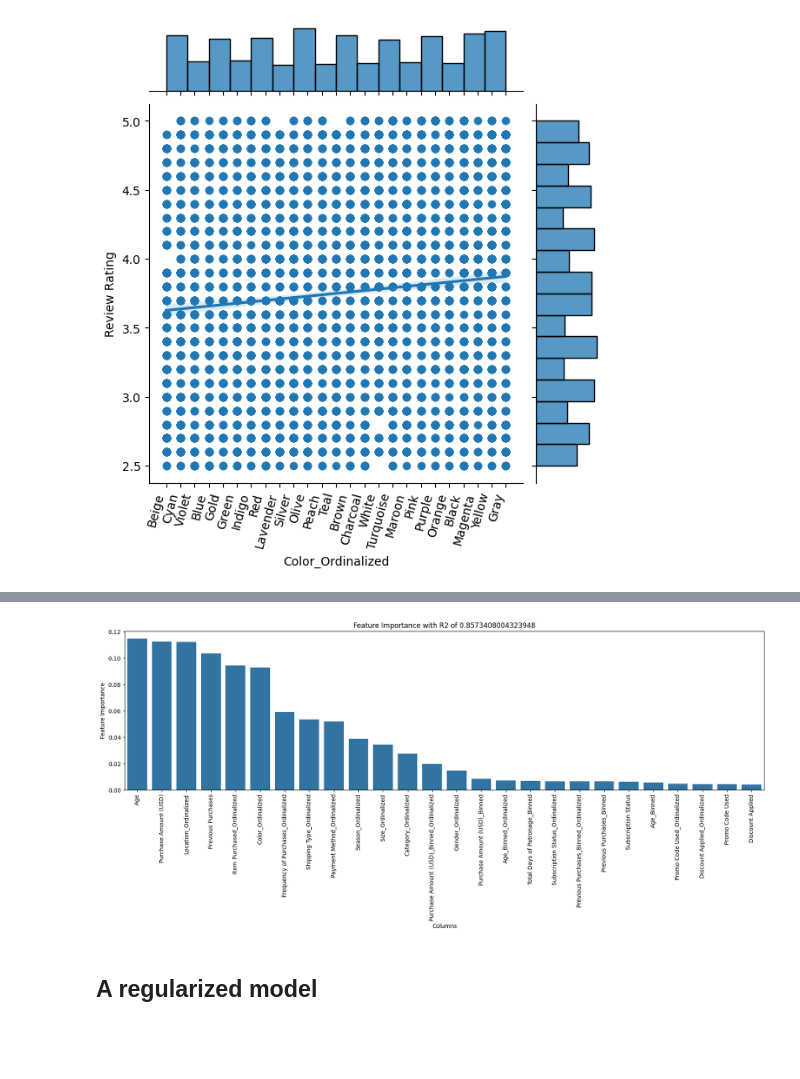
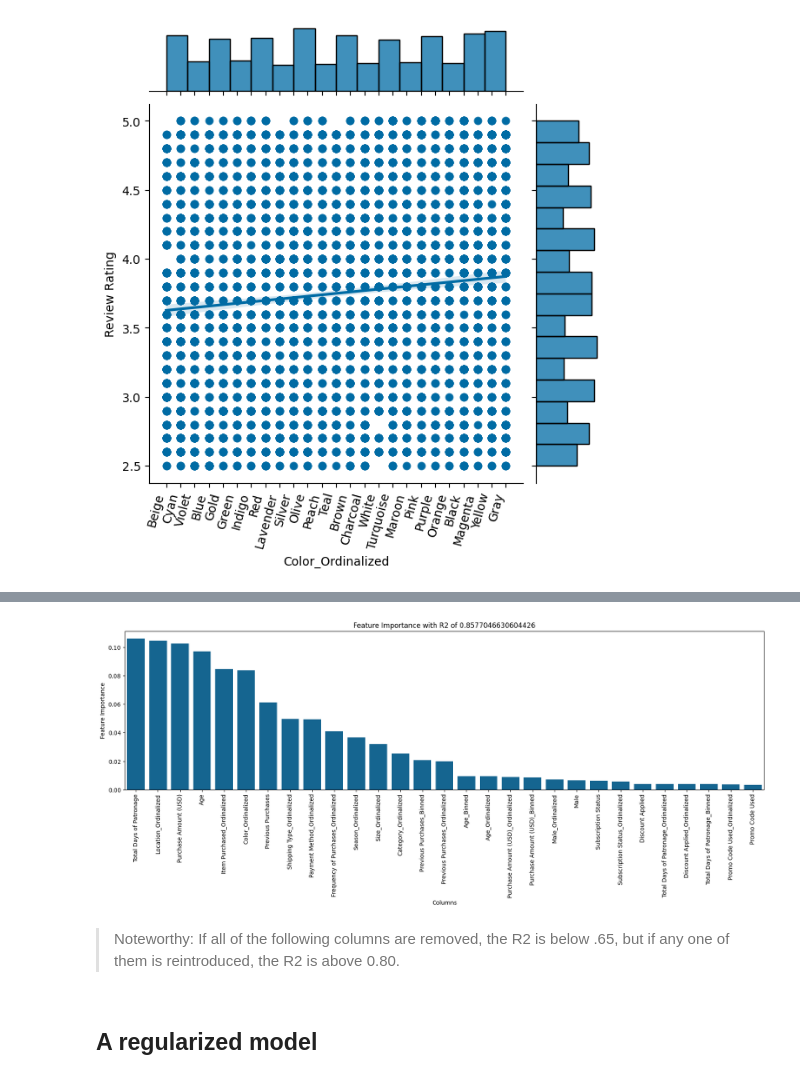
Before and after one commit to Leeishere/Consumer_Habits, a Jupyter notebook: Analyze_Reviews.ipynb, the cells around one changed output, grey strips where cells are left out. Drawn from its saved outputs; the diff is of its cells as text; code cells hidden in the pictures; blank space fills up the shorter version.

Commit message:
Revised Presentation of Review Analysis

```diff
--- a/Analyze_Reviews.ipynb
+++ b/Analyze_Reviews.ipynb
@@ -36,7 +36,6 @@ They are most related to "Color", "Location", and "Shipping Type".
 # %%
 #load data
 df=load_consumer_habits()
-df.drop(columns=['Customer ID','Customer ID_Binned'],inplace=True)
 # %% [markdown]
 ## A look at distribution
 # %%
@@ -68,18 +67,22 @@ plt.show()
 regAna=RegressionOrdinalizer()
 df=regAna.create_ordinalized_columns(df, 'Review Rating', feature_columns=None, center=None, rank=True, mode_trunc=['decimal',2,10])
 # %%
-regression_df=df[['Age', 'Purchase Amount (USD)', 'Review Rating', 'Subscription Status', 'Discount Applied', 'Promo Code Used', 'Previous Purchases',
-                  'Total Days of Patronage_Binned',
-       'Previous Purchases_Binned', 'Purchase Amount (USD)_Binned',
-       'Review Rating_Binned', 'Age_Binned', 'Gender_Ordinalized',
-       'Item Purchased_Ordinalized', 'Category_Ordinalized',
-       'Location_Ordinalized', 'Size_Ordinalized', 'Color_Ordinalized',
-       'Season_Ordinalized', 'Subscription Status_Ordinalized',
-       'Shipping Type_Ordinalized', 'Discount Applied_Ordinalized',
-       'Promo Code Used_Ordinalized', 'Payment Method_Ordinalized',
-       'Frequency of Purchases_Ordinalized',
-       'Purchase Amount (USD)_Binned_Ordinalized',
-       'Previous Purchases_Binned_Ordinalized', 'Age_Binned_Ordinalized']]
+regression_df=df[['Age', 'Male',  'Purchase Amount (USD)',
+                     'Review Rating',
+                    'Subscription Status', 'Discount Applied',
+                    'Promo Code Used', 'Previous Purchases',
+                    'Total Days of Patronage',
+                    'Purchase Amount (USD)_Binned', 'Purchase Amount (USD)_Ordinalized',
+                    'Total Days of Patronage_Binned', 'Total Days of Patronage_Ordinalized',
+                    'Review Rating_Binned', 'Review Rating_Ordinalized', 'Age_Binned',
+                    'Age_Ordinalized', 'Previous Purchases_Binned',
+                    'Previous Purchases_Ordinalized', 'Male_Ordinalized',
+                    'Item Purchased_Ordinalized', 'Category_Ordinalized',
+                    'Location_Ordinalized', 'Size_Ordinalized', 'Color_Ordinalized',
+                    'Season_Ordinalized', 'Subscription Status_Ordinalized',
+                    'Shipping Type_Ordinalized', 'Discount Applied_Ordinalized',
+                    'Promo Code Used_Ordinalized', 'Payment Method_Ordinalized',
+                    'Frequency of Purchases_Ordinalized']]
 # %%
 
 plt.figure(figsize=(20,20))
@@ -153,16 +151,18 @@ Columns:
 # %%
 rfr=RandomForestRegressor()
 y2=regression_df['Review Rating']
-X2=regression_df.drop(columns=['Review Rating','Review Rating_Binned'])
+X2=regression_df.drop(columns=['Review Rating','Review Rating_Binned','Review Rating_Ordinalized'])
 rfr.fit(X2,y2)
 score=rfr.score(X2,y2)
 rfr_features=rfr.feature_importances_
 importance_df = pd.DataFrame({'Importance':rfr_features,'Columns':X2.columns}).sort_values(by='Importance',ascending=False)
 plt.figure(figsize=(20,5))
 sns.barplot(x=importance_df['Columns'],y=importance_df['Importance'])
 plt.title(f'Feature Importance with R2 of {score}')
 plt.ylabel('Feature Importance')
 plt.xticks(rotation=90)
 plt.show()
 # %% [output]
-[figure, old version]
+[figure, new version]
+# %% [markdown]
+> Noteworthy: If all of the following columns are removed, the R2 is below .65, but if any one of them is reintroduced, the R2 is above 0.80.
```
Also changed, not shown: parts of 15 cells of this notebook, 1 other file.
